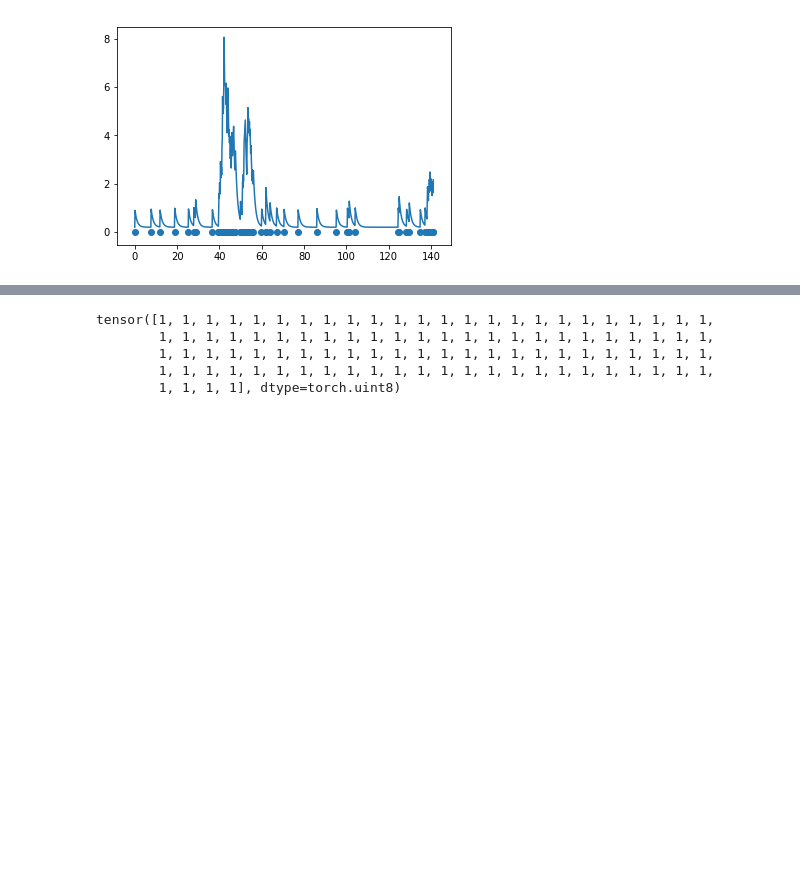
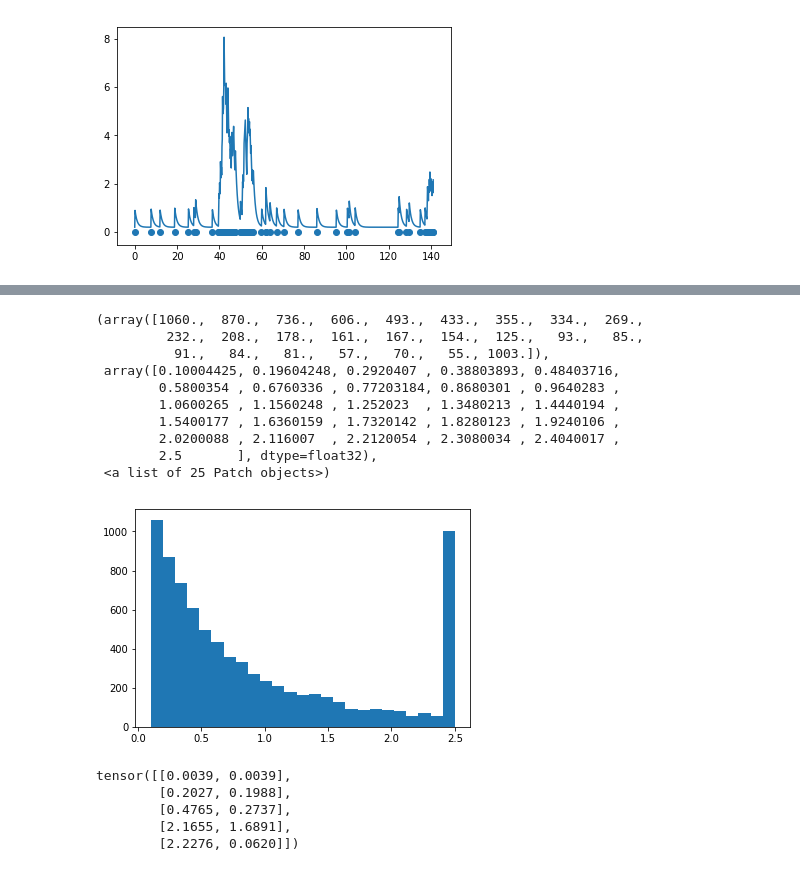
Before and after one commit to shaabhishek/hierarchical-pp-new, a Jupyter notebook: src/Synthetic Data.ipynb, the cells around one changed output, grey strips where cells are left out. Saved outputs shown, nothing was run; the diff lists cells and outputs as text; code cells hidden in the pictures; blank space fills up the shorter version.

```diff
--- a/src/Synthetic Data.ipynb
+++ b/src/Synthetic Data.ipynb
@@ -36,8 +137,29 @@ data = generate_hawkes(time_step = 100, num_sample = 80, num_clusters=3)
-# %%
-data[1,:,0].cumsum(0) == data[0,:,0]
-# %% [output]
-tensor([1, 1, 1, 1, 1, 1, 1, 1, 1, 1, 1, 1, 1, 1, 1, 1, 1, 1, 1, 1, 1, 1, 1, 1,
-        1, 1, 1, 1, 1, 1, 1, 1, 1, 1, 1, 1, 1, 1, 1, 1, 1, 1, 1, 1, 1, 1, 1, 1,
-        1, 1, 1, 1, 1, 1, 1, 1, 1, 1, 1, 1, 1, 1, 1, 1, 1, 1, 1, 1, 1, 1, 1, 1,
-        1, 1, 1, 1, 1, 1, 1, 1, 1, 1, 1, 1, 1, 1, 1, 1, 1, 1, 1, 1, 1, 1, 1, 1,
-        1, 1, 1, 1], dtype=torch.uint8)
+# %%
+intervals = data[:,:,1].view(-1)
+# %%
+intervals[intervals<0.3] = intervals[intervals<0.3]*10
+# %%
+# plt.hist(intervals[(intervals <= 2.5) and (intervals <= 2.5)])
+plt.hist(intervals, bins=25)
+# plt.hist(intervals[intervals <= 2.5], bins=25)
+# plt.hist(intervals.clamp(0.1, 2.5), bins=25, alpha=0.5)
+# %% [output]
+(array([1060.,  870.,  736.,  606.,  493.,  433.,  355.,  334.,  269.,
+         232.,  208.,  178.,  161.,  167.,  154.,  125.,   93.,   85.,
+          91.,   84.,   81.,   57.,   70.,   55., 1003.]),
+ array([0.10004425, 0.19604248, 0.2920407 , 0.38803893, 0.48403716,
+        0.5800354 , 0.6760336 , 0.77203184, 0.8680301 , 0.9640283 ,
+        1.0600265 , 1.1560248 , 1.252023  , 1.3480213 , 1.4440194 ,
+        1.5400177 , 1.6360159 , 1.7320142 , 1.8280123 , 1.9240106 ,
+        2.0200088 , 2.116007  , 2.2120054 , 2.3080034 , 2.4040017 ,
+        2.5       ], dtype=float32),
+ <a list of 25 Patch objects>)
+[figure, added]
+# %%
+data[:5,0]
+# %% [output]
+tensor([[0.0039, 0.0039],
+        [0.2027, 0.1988],
+        [0.4765, 0.2737],
+        [2.1655, 1.6891],
+        [2.2276, 0.0620]])
```
Also changed, not shown: parts of 10 cells of this notebook, 1 other file.
